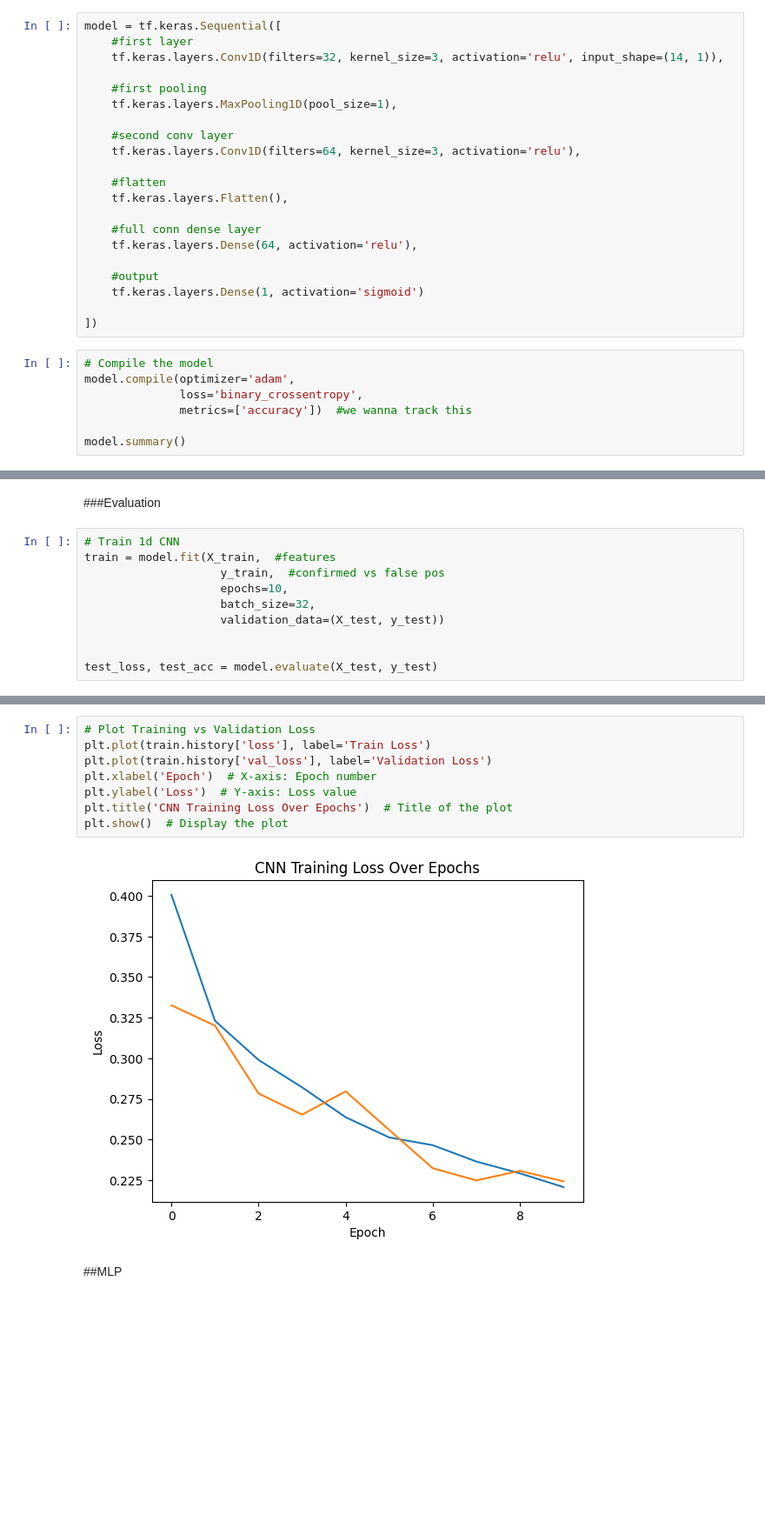
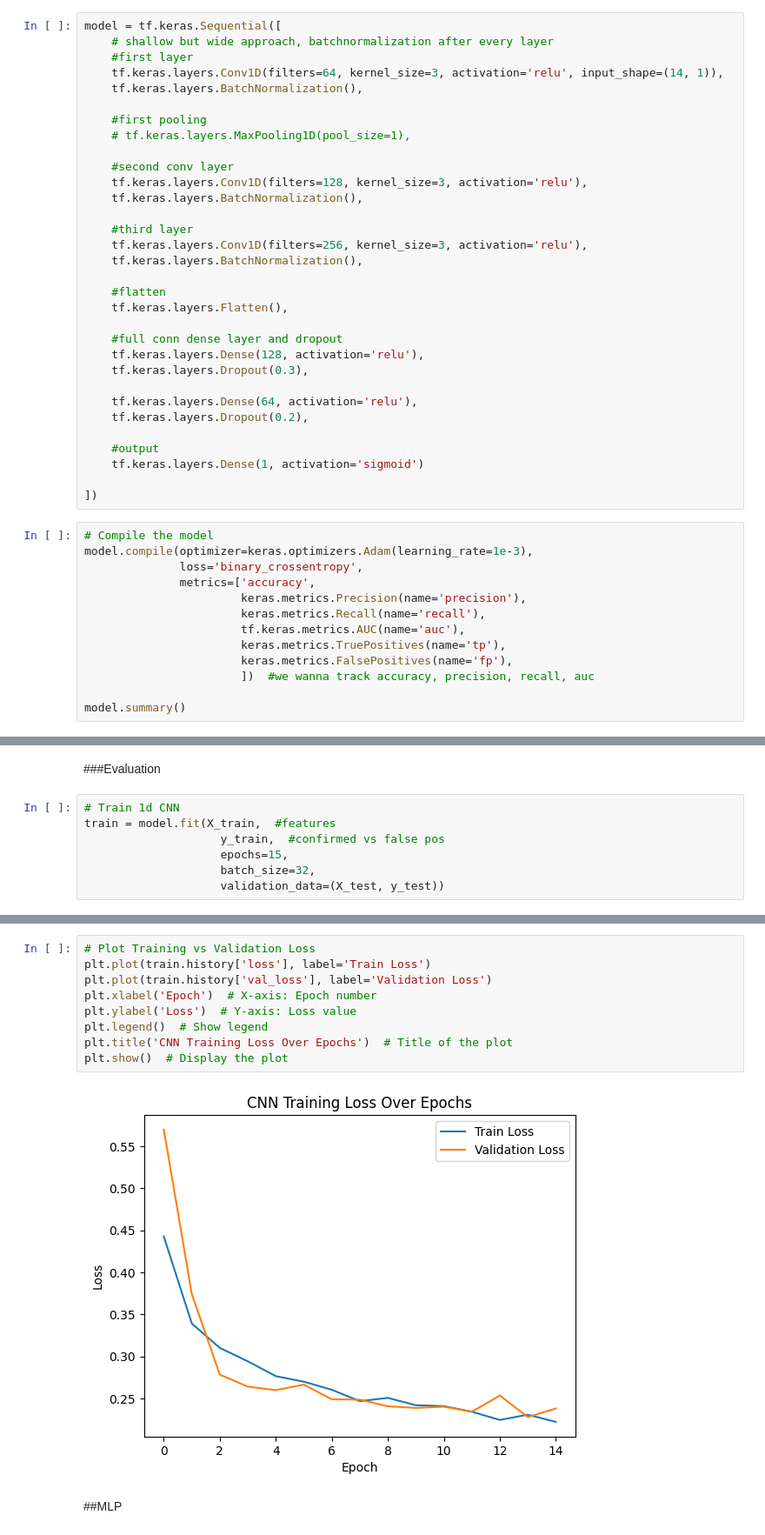
Before and after one commit to C-Rosel/Kepler_Exoplanet_Classification, a Jupyter notebook: AI_Exoplanet.ipynb, the cells around one changed output, grey strips where cells are left out. Shown at 87% size. Cells and saved outputs as stored; diff of their text form; blank space fills up the shorter version.

```diff
--- a/AI_Exoplanet.ipynb
+++ b/AI_Exoplanet.ipynb
@@ -138,20 +163,31 @@ X_train, X_test, y_train, y_test = train_test_split(X_cnn, y_cnn, test_size=0.2,
 ###Model
 # %%
 model = tf.keras.Sequential([
+    # shallow but wide approach, batchnormalization after every layer
     #first layer
-    tf.keras.layers.Conv1D(filters=32, kernel_size=3, activation='relu', input_shape=(14, 1)),
+    tf.keras.layers.Conv1D(filters=64, kernel_size=3, activation='relu', input_shape=(14, 1)),
+    tf.keras.layers.BatchNormalization(),
 
     #first pooling
-    tf.keras.layers.MaxPooling1D(pool_size=1),
+    # tf.keras.layers.MaxPooling1D(pool_size=1),
 
     #second conv layer
-    tf.keras.layers.Conv1D(filters=64, kernel_size=3, activation='relu'),
+    tf.keras.layers.Conv1D(filters=128, kernel_size=3, activation='relu'),
+    tf.keras.layers.BatchNormalization(),
+
+    #third layer
+    tf.keras.layers.Conv1D(filters=256, kernel_size=3, activation='relu'),
+    tf.keras.layers.BatchNormalization(),
 
     #flatten
     tf.keras.layers.Flatten(),
 
-    #full conn dense layer
+    #full conn dense layer and dropout
+    tf.keras.layers.Dense(128, activation='relu'),
+    tf.keras.layers.Dropout(0.3),
+
     tf.keras.layers.Dense(64, activation='relu'),
+    tf.keras.layers.Dropout(0.2),
 
     #output
     tf.keras.layers.Dense(1, activation='sigmoid')
@@ -159,9 +195,15 @@ model = tf.keras.Sequential([
 ])
 # %%
 # Compile the model
-model.compile(optimizer='adam',
+model.compile(optimizer=keras.optimizers.Adam(learning_rate=1e-3),
               loss='binary_crossentropy',
-              metrics=['accuracy'])  #we wanna track this
+              metrics=['accuracy',
+                       keras.metrics.Precision(name='precision'),
+                       keras.metrics.Recall(name='recall'),
+                       tf.keras.metrics.AUC(name='auc'),
+                       keras.metrics.TruePositives(name='tp'),
+                       keras.metrics.FalsePositives(name='fp'),
+                       ])  #we wanna track accuracy, precision, recall, auc
 
 model.summary()
 # %% [output]
@@ -190,10 +234,7 @@ Model: "sequential_5"
 # Train 1d CNN
 train = model.fit(X_train,  #features
                     y_train,  #confirmed vs false pos
-                    epochs=10,
+                    epochs=15,
                     batch_size=32,
                     validation_data=(X_test, y_test))
-
-
-test_loss, test_acc = model.evaluate(X_test, y_test)
 # %% [output]
@@ -232,13 +327,14 @@ plt.show()  # Display the plot
 # %%
 # Plot Training vs Validation Loss
 plt.plot(train.history['loss'], label='Train Loss')
 plt.plot(train.history['val_loss'], label='Validation Loss')
 plt.xlabel('Epoch')  # X-axis: Epoch number
 plt.ylabel('Loss')  # Y-axis: Loss value
+plt.legend()  # Show legend
 plt.title('CNN Training Loss Over Epochs')  # Title of the plot
 plt.show()  # Display the plot
 # %% [output]
-[figure, old version]
+[figure, new version]
 # %% [markdown]
 ##MLP
 # %% [markdown]
```
Also changed, not shown: parts of 20 cells of this notebook.
